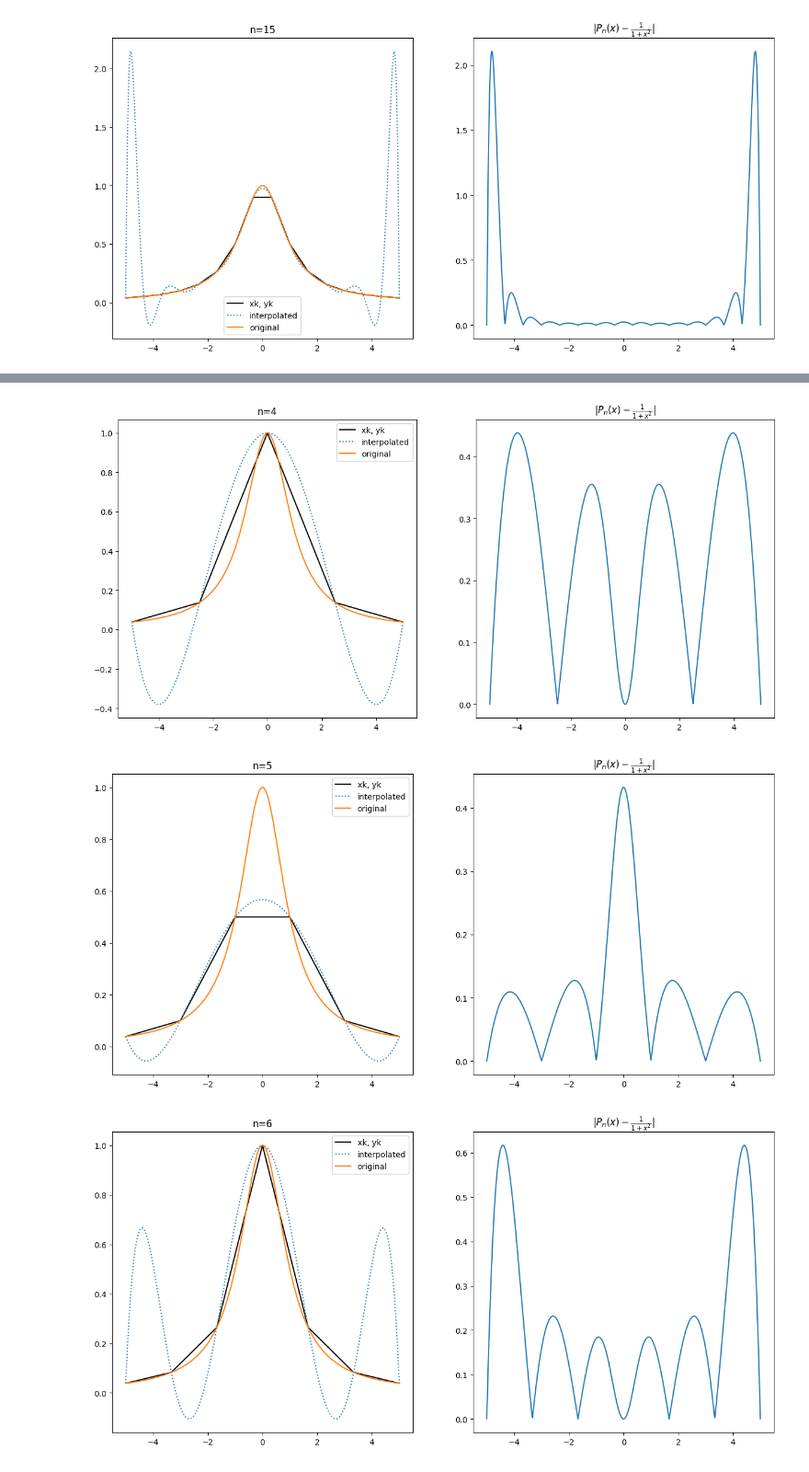
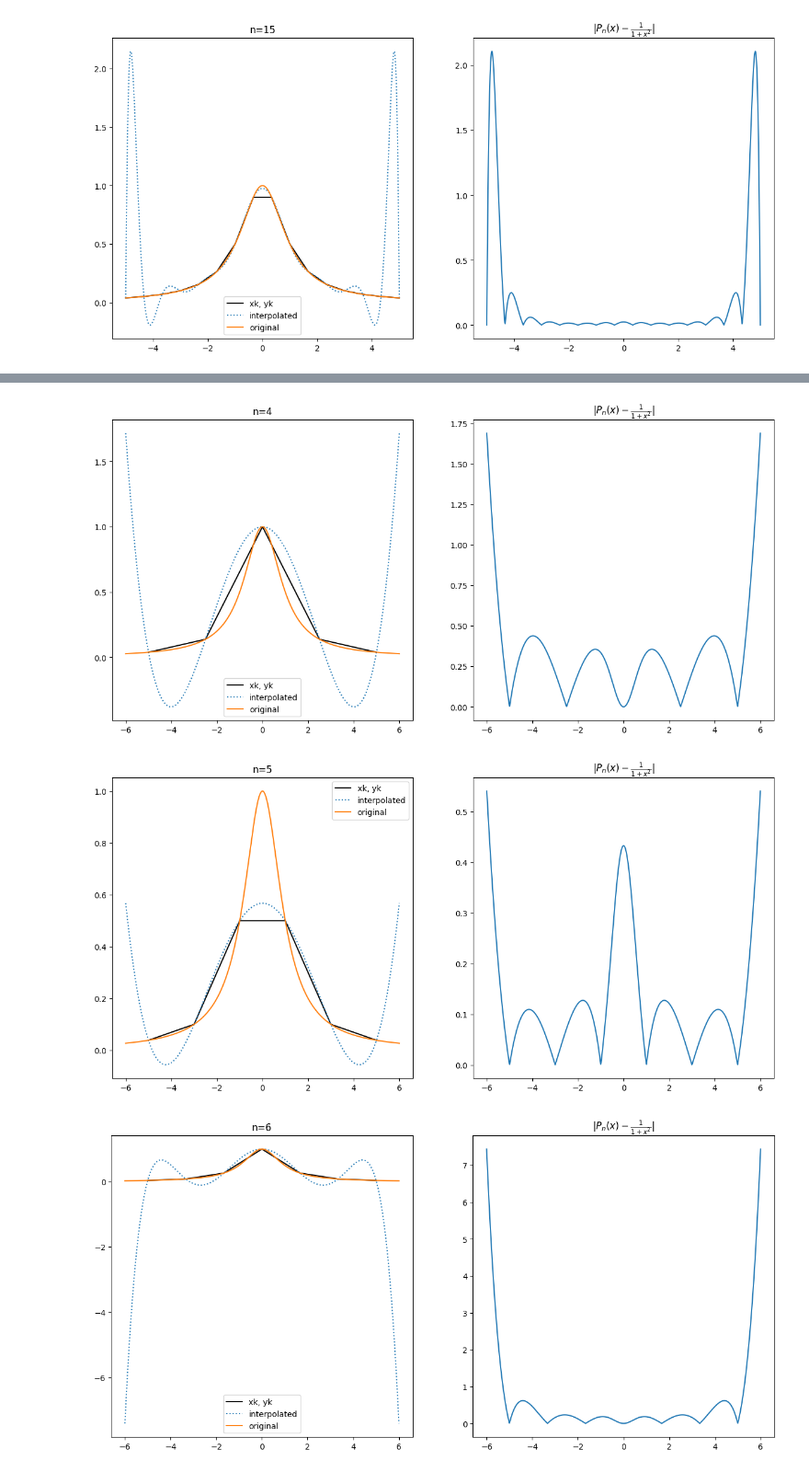
Before and after one commit to dckokis/OVF, a Jupyter notebook: task5/task5.ipynb, the cells around one changed output, grey strips where cells are left out. Shown at 92% size. Drawn from its saved outputs; the diff is of its cells as text; code cells hidden in the pictures.

```diff
--- a/task5/task5.ipynb
+++ b/task5/task5.ipynb
@@ -79,34 +82,37 @@ def find_coefficients(X, Y):
 			A[i, j] = (A[i, j - 1] - A[i - 1, j - 1]) / (A[i, 0] - A[i - j + 1, 0])
 
 	p = np.zeros(n)
 	for k in range(n):
 		p[k] = A[k, k + 1]
 
 	return p
 
 def newton(x, X, Y):
 	p = find_coefficients(X, Y)
 	n = X.size
 	res = p[n - 1]
 	for i in range(n - 2, -1, -1):
 		res = res * (x - X[i]) + p[i]
 	return res
 
+
 for n in range(4, 16):
 	fg, ax = plt.subplots(1, 2, figsize=(15, 7))
 	X, Y = get_x_y(n)
-	x_dimension = np.linspace(X[0], X[-1], 1000)
+	# X = np.concatenate([X, [-5 + (n+1) * 10 / n]])
+	# Y = np.concatenate([Y, [1 / (1 + X[-1] ** 2)]])
+	x_dimension = np.linspace(-6, 6, 1000)
 	p = newton(x_dimension, X, Y)
 	original_function = np.vectorize(lambda x: 1 / (1 + x ** 2))(x_dimension)
 	ax[0].plot(X, Y, 'k', label='xk, yk')
 	ax[0].plot(x_dimension, p, linestyle=':', label='interpolated')
 	ax[0].plot(x_dimension, original_function, label='original')
 	ax[0].set_title('n=' + str(n))
 	ax[1].plot(x_dimension, np.abs(p - original_function))
 	ax[1].set_title(r'$|P_n(x) - \frac{1}{1+x^2}|$')
 	ax[0].legend()
 	plt.show()
 # %% [output]
-[figure, old version]
+[figure, new version]
-[figure, old version]
+[figure, new version]
-[figure, old version]
+[figure, new version]
```
Also changed, not shown: parts of 2 cells of this notebook, 27 other files.
